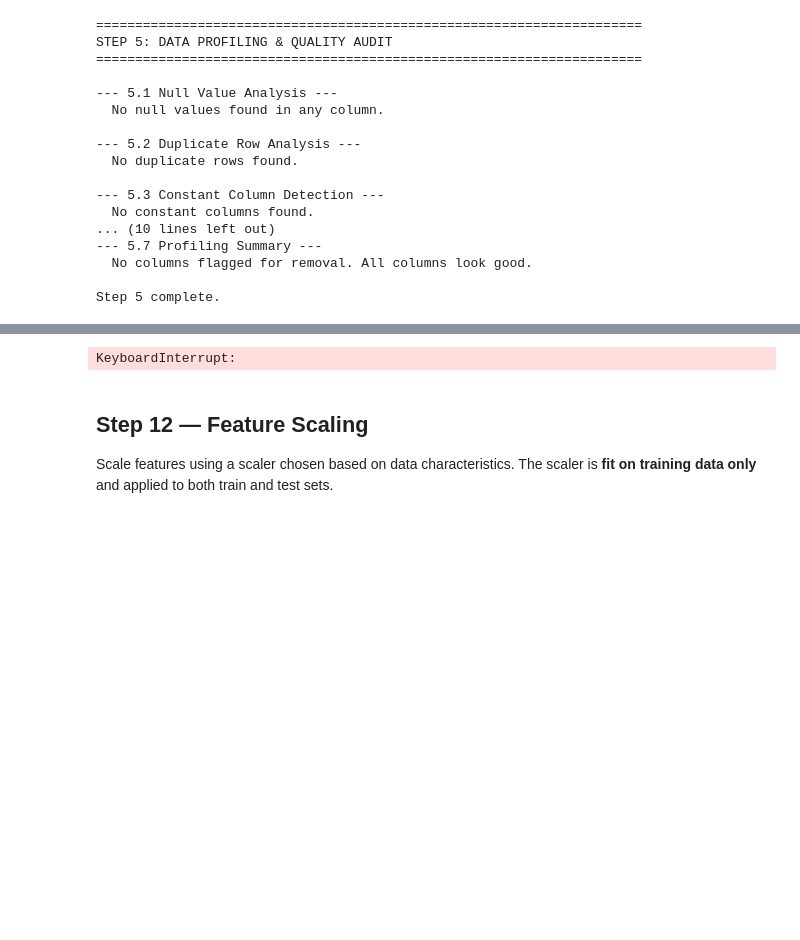
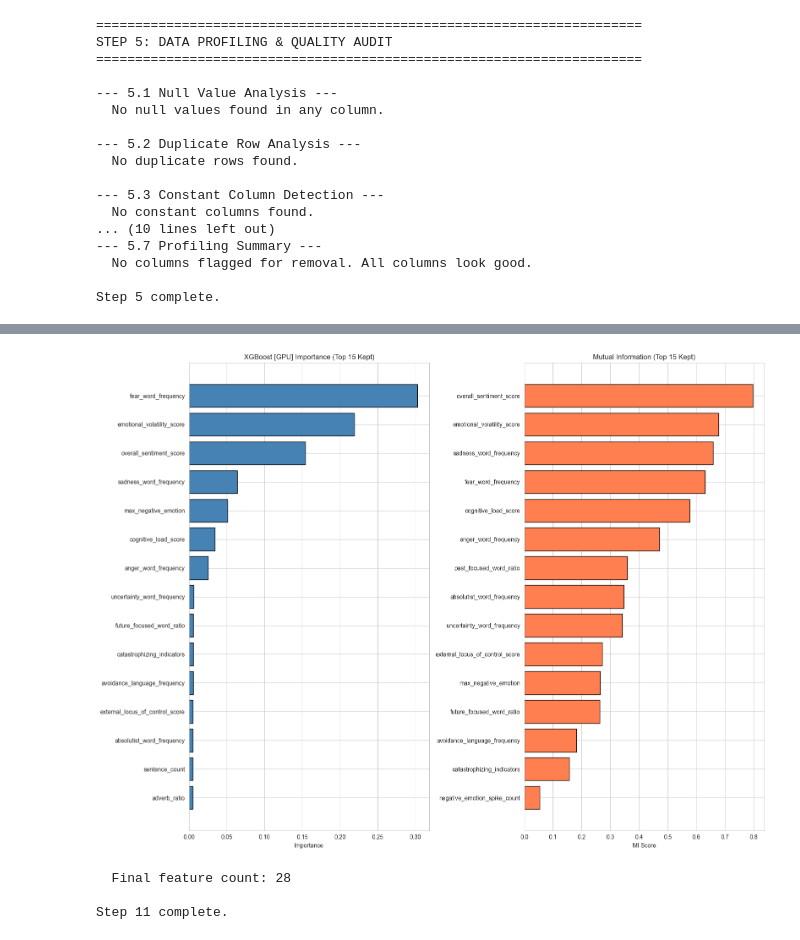
Before and after one commit to VICKYPATIL2525/Mindspace-ml-pipeline-text-to-mentel-health-class, a Jupyter notebook: text-ml-pipeline.ipynb, the cells around one changed output, grey strips where cells are left out. Drawn from its saved outputs; the diff is of its cells as text; code cells hidden in the pictures; blank space fills up the shorter version.

```diff
--- a/text-ml-pipeline.ipynb
+++ b/text-ml-pipeline.ipynb
@@ -1642,38 +1780,50 @@ for rank, (feat, avg_rank) in enumerate(consensus_sorted[:20], 1):
 if n_total > 20:
     print(f'    ... ({n_total - 20} more features)')
 
-# ─── 11.6 Feature Pruning (smarter: absolute MI threshold + percentage floor) ───
-print(f'\n--- 11.6 Feature Pruning ---')
+# ─── 11.6 Feature Pruning (conservative — MI=0 AND p>0.05 both required) ────
+print(f'\n--- 11.6 Feature Pruning (Conservative) ---')
+print('  A feature is dropped ONLY if BOTH conditions are true:')
+print('    1. Mutual Information = 0  (zero predictive signal)')
+print('    2. Kruskal-Wallis p > 0.05 (not statistically significant vs target)')
+print('  If EITHER condition is false, the feature is kept.')
+print()
 
-# Method 1: drop features with MI below threshold (noise)
-mi_threshold = 0.01
-mi_drop = set(feat for feat, mi_val in mi_importance.items() if mi_val < mi_threshold)
+features_to_drop = []
+features_to_keep = []
+prune_details = []
 
-# Method 2: drop bottom 30% by consensus
-pct_keep = int(n_total * 0.7)
-pct_drop = set(feat for feat, _ in consensus_sorted[pct_keep:])
+for feat in numeric_cols_fs:
+    mi_val  = mi_importance.get(feat, 0)
+    p_val   = stat_test_results.get(feat, {}).get('p_value', 1.0)
+    mi_zero = mi_val == 0
+    not_sig = p_val > 0.05
 
-# Use the LESS aggressive of the two (drop fewer features)
-if len(mi_drop) < len(pct_drop):
-    features_to_drop = sorted(mi_drop, key=lambda f: consensus.get(f, 0), reverse=True)
-    prune_method = f'MI < {mi_threshold} threshold (less aggressive than 30% cutoff)'
+    if mi_zero and not_sig:
+        features_to_drop.append(feat)
+        decision = 'DROP'
+    else:
+        features_to_keep.append(feat)
+        decision = 'KEEP'
+    prune_details.append((feat, mi_val, p_val, mi_zero, not_sig, decision))
+
+prune_method = 'Conservative: MI=0 AND Kruskal p>0.05 (both required to drop)'
+
+print(f'  {"Feature":<40} {"MI":>8}  {"p-value":>10}  {"Decision"}')
+print(f'  {"-"*75}')
+for feat, mi_val, p_val, mi_zero, not_sig, decision in prune_details:
+    marker = ' <-- DROPPED' if decision == 'DROP' else ''
+    print(f'  {feat:<40} {mi_val:>8.4f}  {p_val:>10.4f}  {decision}{marker}')
+
+print()
+if features_to_drop:
+    print(f'  Dropped {len(features_to_drop)} feature(s) with zero MI AND p > 0.05:')
+    for feat in features_to_drop:
+        print(f'    [-] {feat}')
+    X_train_df = X_train_df[features_to_keep]
+    X_test_df  = X_test_df[features_to_keep]
 else:
-    features_to_drop = [feat for feat, _ in consensus_sorted[pct_keep:]]
-    prune_method = f'bottom {n_total - pct_keep} by consensus rank (less aggressive than MI threshold)'
-
-features_to_keep = [f for f in [feat for feat, _ in consensus_sorted] if f not in features_to_drop]
-
-if features_to_drop:
-    print(f'  Pruning method: {prune_method}')
-    print(f'  Keeping {len(features_to_keep)}/{n_total} features')
-    print(f'  Dropping {len(features_to_drop)} low-importance features:')
-    for feat in features_to_drop:
-        mi_val = mi_importance.get(feat, 0)
-        print(f'    [-] {feat} (avg rank: {consensus[feat]:.1f}, MI: {mi_val:.4f})')
-    X_train_df = X_train_df[features_to_keep]
-    X_test_df = X_test_df[features_to_keep]
-else:
-    print(f'  All {n_total} features retained (all above MI threshold and consensus cutoff).')
+    print(f'  All {n_total} features retained — none had both MI=0 and p>0.05.')
+    print(f'  Every feature carries at least some measurable signal.')
 
 # ─── Importance Plot ─────────────────────────────────────────────────
 fig, axes = plt.subplots(1, 2, figsize=(16, max(6, min(12, n_features_start * 0.3))))
@@ -1726,5 +1876,4 @@ Starting with 6373 features.
+[figure, added]
-KeyboardInterrupt:
+  Final feature count: 28
+
+Step 11 complete.
-# %% [markdown]
-## Step 12 — Feature Scaling
-Scale features using a scaler chosen based on data characteristics.
-The scaler is **fit on training data only** and applied to both train and test sets.
```
Also changed, not shown: parts of 59 cells of this notebook, 33 other files.
